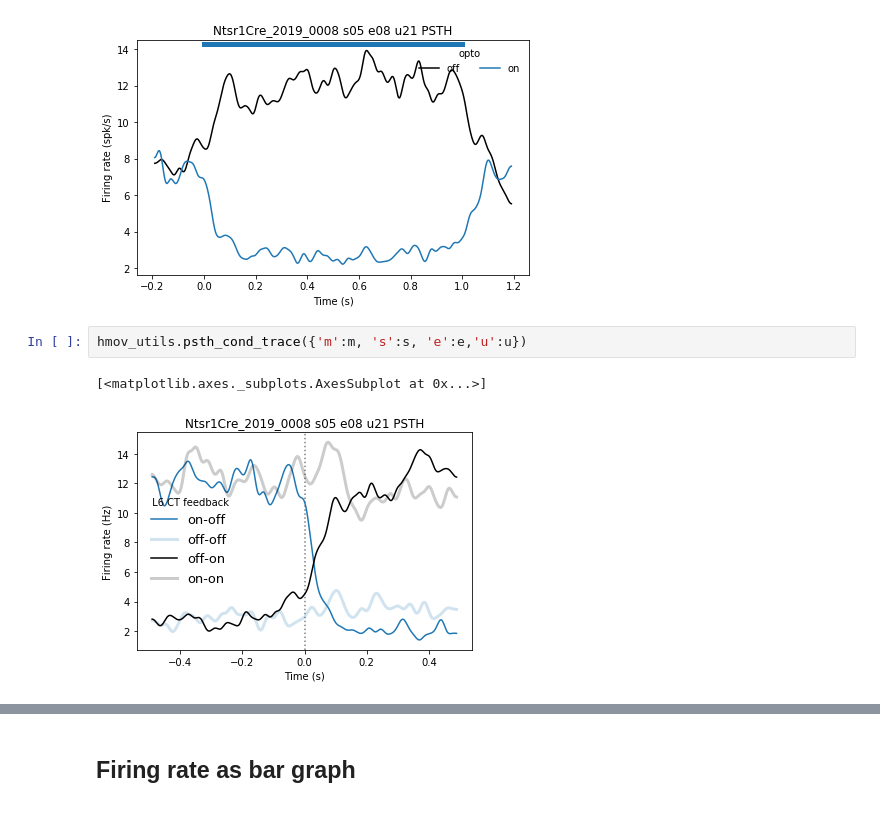
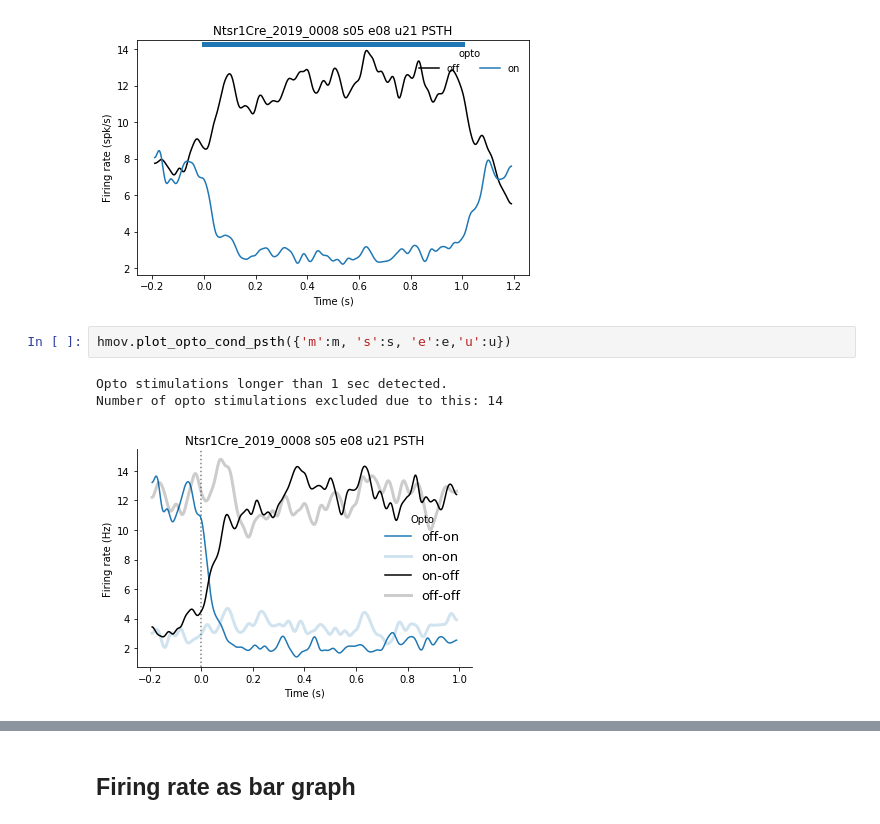
Before and after one commit to yannikbauer/hollymov_code, a Jupyter notebook: notebooks/20201106_test_hmov_utils.ipynb, the cells around one changed output, grey strips where cells are left out. Drawn from its saved outputs; the diff is of its cells as text.

Commit message:
hmov_utils.py: del duplicate functions (now in djd/hmov.py), update notebook

```diff
--- a/notebooks/20201106_test_hmov_utils.ipynb
+++ b/notebooks/20201106_test_hmov_utils.ipynb
@@ -142,10 +145,11 @@ evtranges_spont = tranges_spont[util.intersect_tranges(xptranges_spont, tranges_
 [<matplotlib.axes._subplots.AxesSubplot at 0x...>]
 [figure]
 # %%
-hmov_utils.psth_cond_trace({'m':m, 's':s, 'e':e,'u':u})
+hmov.plot_opto_cond_psth({'m':m, 's':s, 'e':e,'u':u})
 # %% [output]
-[<matplotlib.axes._subplots.AxesSubplot at 0x...>]
+Opto stimulations longer than 1 sec detected.
+Number of opto stimulations excluded due to this: 14
-[figure, old version]
+[figure, new version]
 # %%
 hmov_utils.psth_cond_base({'m':m, 's':s, 'e':e,'u':u})
 # %% [output]
```
Also changed, not shown: parts of 10 cells of this notebook, 1 other file.
